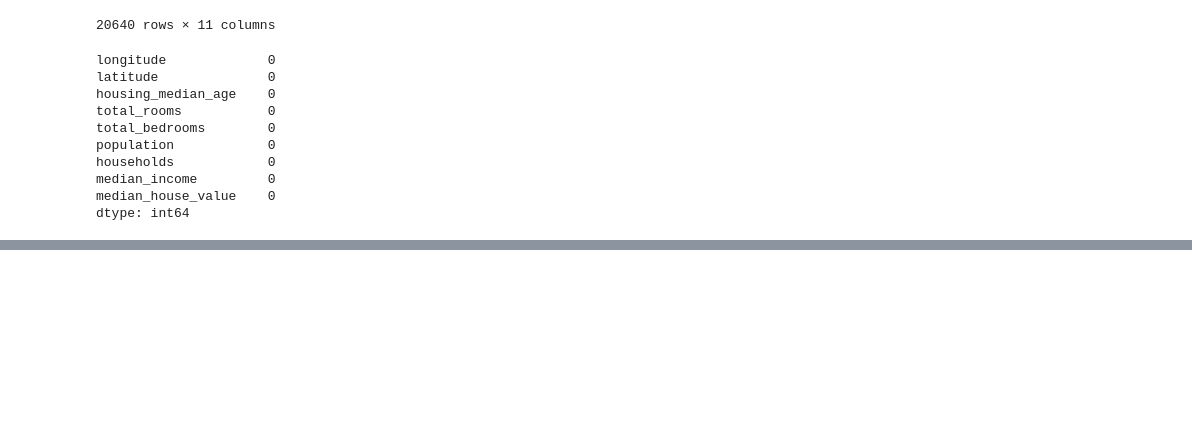
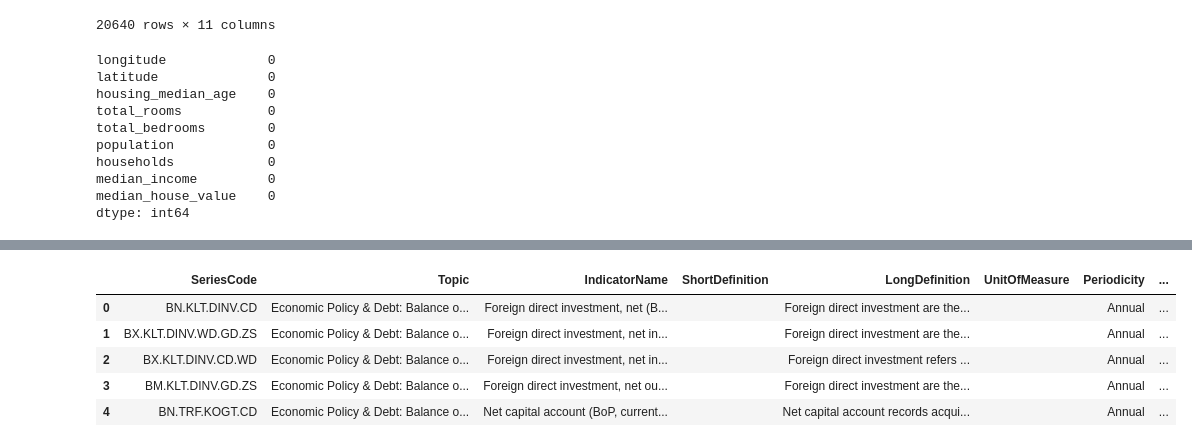
Before and after one commit to amit0877/UCDPA_amitgupta, a Jupyter notebook: Project.ipynb, the cells around one changed output, grey strips where cells are left out. Saved outputs shown, nothing was run; the diff lists cells and outputs as text; code cells hidden in the pictures; blank space fills up the shorter version.

Commit message:
Multiple dataframes merged

```diff
--- a/Project.ipynb
+++ b/Project.ipynb
@@ -424,0 +466,7 @@ mergedRes.head()
+# %%
+df_Country = pd.read_sql_query('select * from Country',conn)
+df_CountryNotes = pd.read_sql_query('select * from CountryNotes',conn)
+df_Footnotes = pd.read_sql_query('select * from Footnotes',conn)
+df_Indicators = pd.read_sql_query('select * from Indicators',conn)
+df_Series = pd.read_sql_query('select * from Series',conn)
+df_SeriesNotes = pd.read_sql_query('select * from SeriesNotes',conn)
@@ -424,0 +512,9 @@ mergedRes.head()
+# %%
+df_Series.head()
+# %% [output]
+|  | SeriesCode | Topic | IndicatorName | ShortDefinition | LongDefinition | UnitOfMeasure | Periodicity | ... |
+| 0 | BN.KLT.DINV.CD | Economic Policy & Debt: Balance o... | Foreign direct investment, net (B... |  | Foreign direct investment are the... |  | Annual | ... |
+| 1 | BX.KLT.DINV.WD.GD.ZS | Economic Policy & Debt: Balance o... | Foreign direct investment, net in... |  | Foreign direct investment are the... |  | Annual | ... |
+| 2 | BX.KLT.DINV.CD.WD | Economic Policy & Debt: Balance o... | Foreign direct investment, net in... |  | Foreign direct investment refers ... |  | Annual | ... |
+| 3 | BM.KLT.DINV.GD.ZS | Economic Policy & Debt: Balance o... | Foreign direct investment, net ou... |  | Foreign direct investment are the... |  | Annual | ... |
+| 4 | BN.TRF.KOGT.CD | Economic Policy & Debt: Balance o... | Net capital account (BoP, current... |  | Net capital account records acqui... |  | Annual | ... |
```
Also changed, not shown: parts of 48 cells of this notebook.
